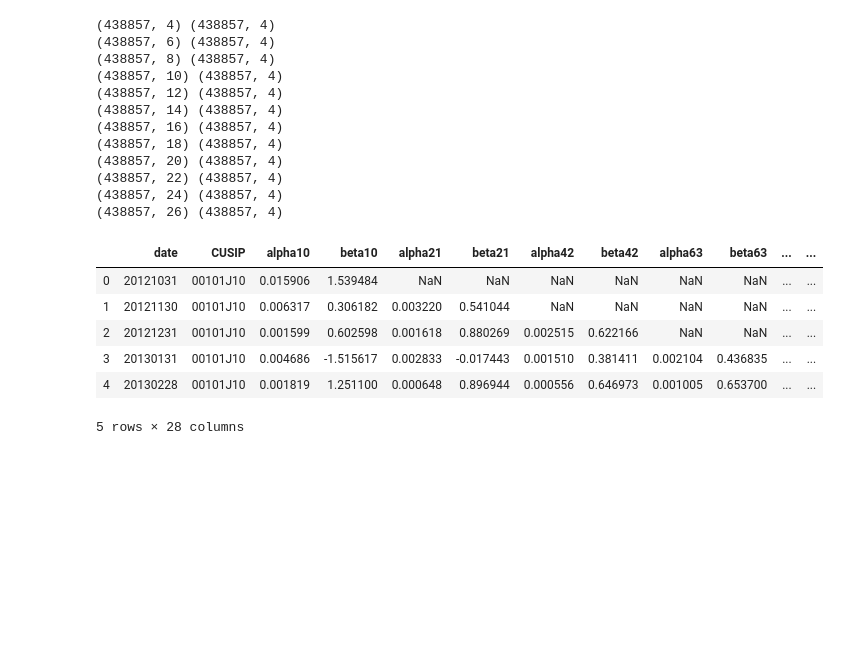
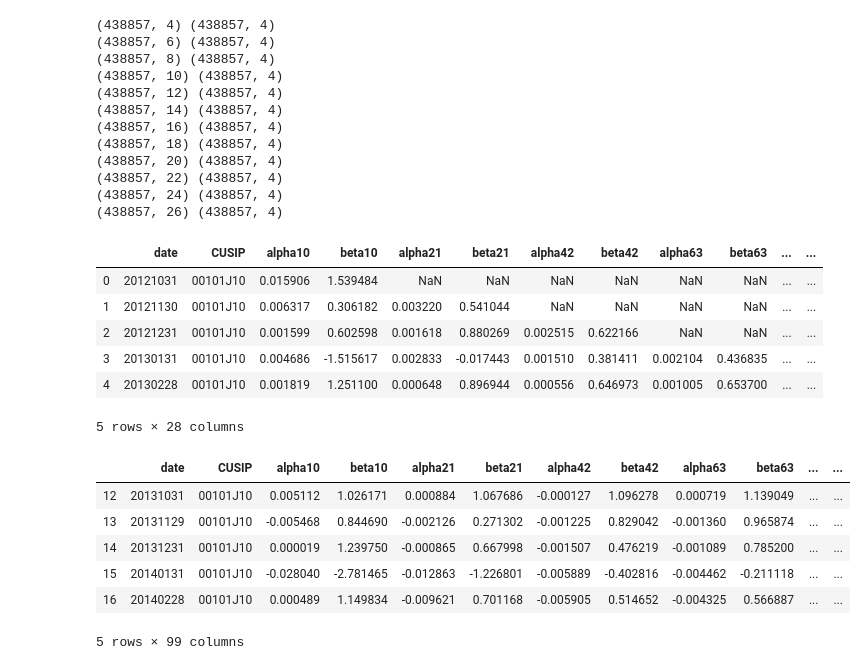
Before and after one commit to danielzzhou/mlteamproject, a Jupyter notebook: Untitled4(1).ipynb, the cells around one changed output. Saved outputs shown, nothing was run; the diff lists cells and outputs as text; code cells hidden in the pictures; blank space fills up the shorter version.

```diff
--- a/Untitled4(1).ipynb
+++ b/Untitled4(1).ipynb
@@ -159,0 +167,10 @@ agg.to_csv("alphaNbeta.csv")
+# %%
+df1.head()
+# %% [output]
+|  | date | CUSIP | alpha10 | beta10 | alpha21 | beta21 | alpha42 | beta42 | alpha63 | beta63 | ... | ... |
+| 12 | 20131031 | 00101J10 | 0.005112 | 1.026171 | 0.000884 | 1.067686 | -0.000127 | 1.096278 | 0.000719 | 1.139049 | ... | ... |
+| 13 | 20131129 | 00101J10 | -0.005468 | 0.844690 | -0.002126 | 0.271302 | -0.001225 | 0.829042 | -0.001360 | 0.965874 | ... | ... |
+| 14 | 20131231 | 00101J10 | 0.000019 | 1.239750 | -0.000865 | 0.667998 | -0.001507 | 0.476219 | -0.001089 | 0.785200 | ... | ... |
+| 15 | 20140131 | 00101J10 | -0.028040 | -2.781465 | -0.012863 | -1.226801 | -0.005889 | -0.402816 | -0.004462 | -0.211118 | ... | ... |
+| 16 | 20140228 | 00101J10 | 0.000489 | 1.149834 | -0.009621 | 0.701168 | -0.005905 | 0.514652 | -0.004325 | 0.566887 | ... | ... |
+5 rows × 99 columns
```
Also changed, not shown: parts of 11 cells of this notebook, 1 other file.
